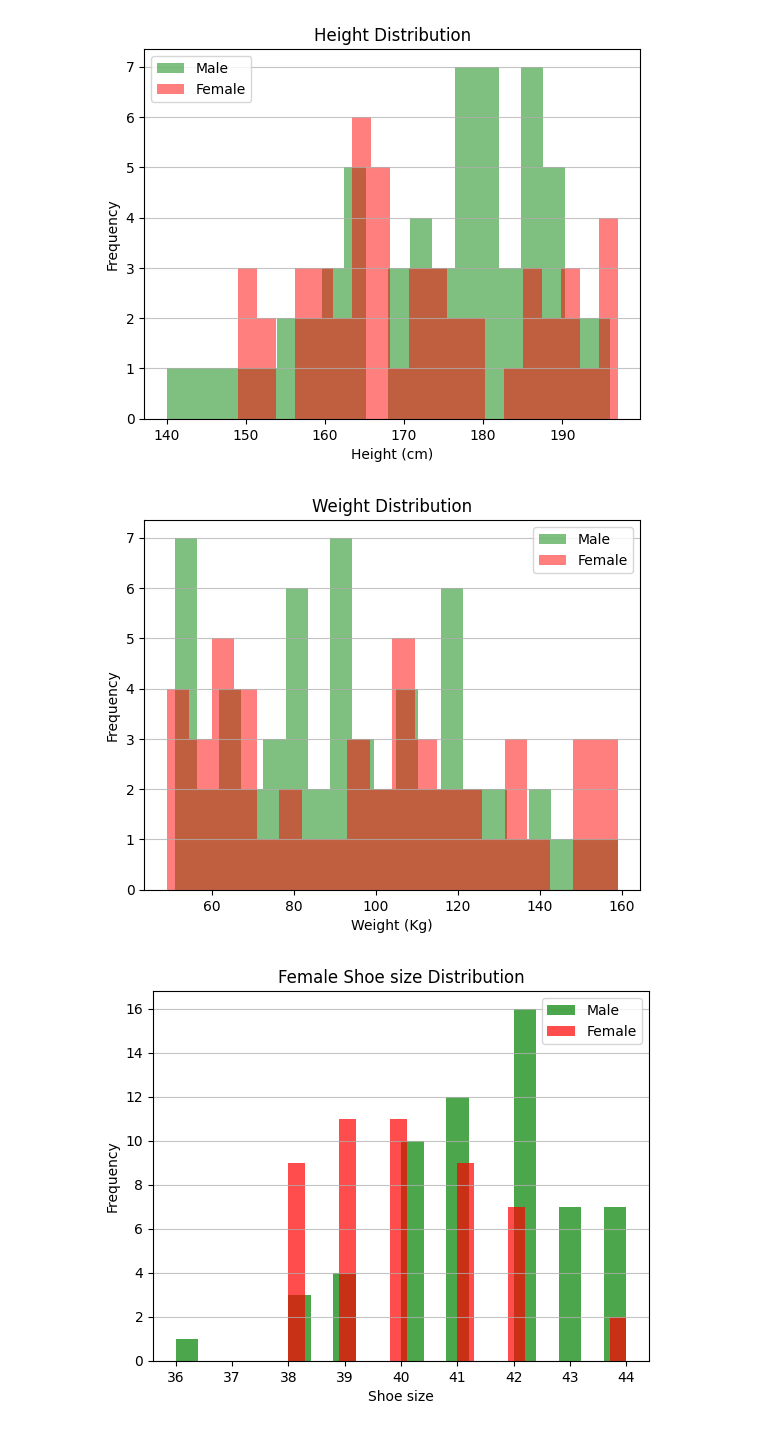
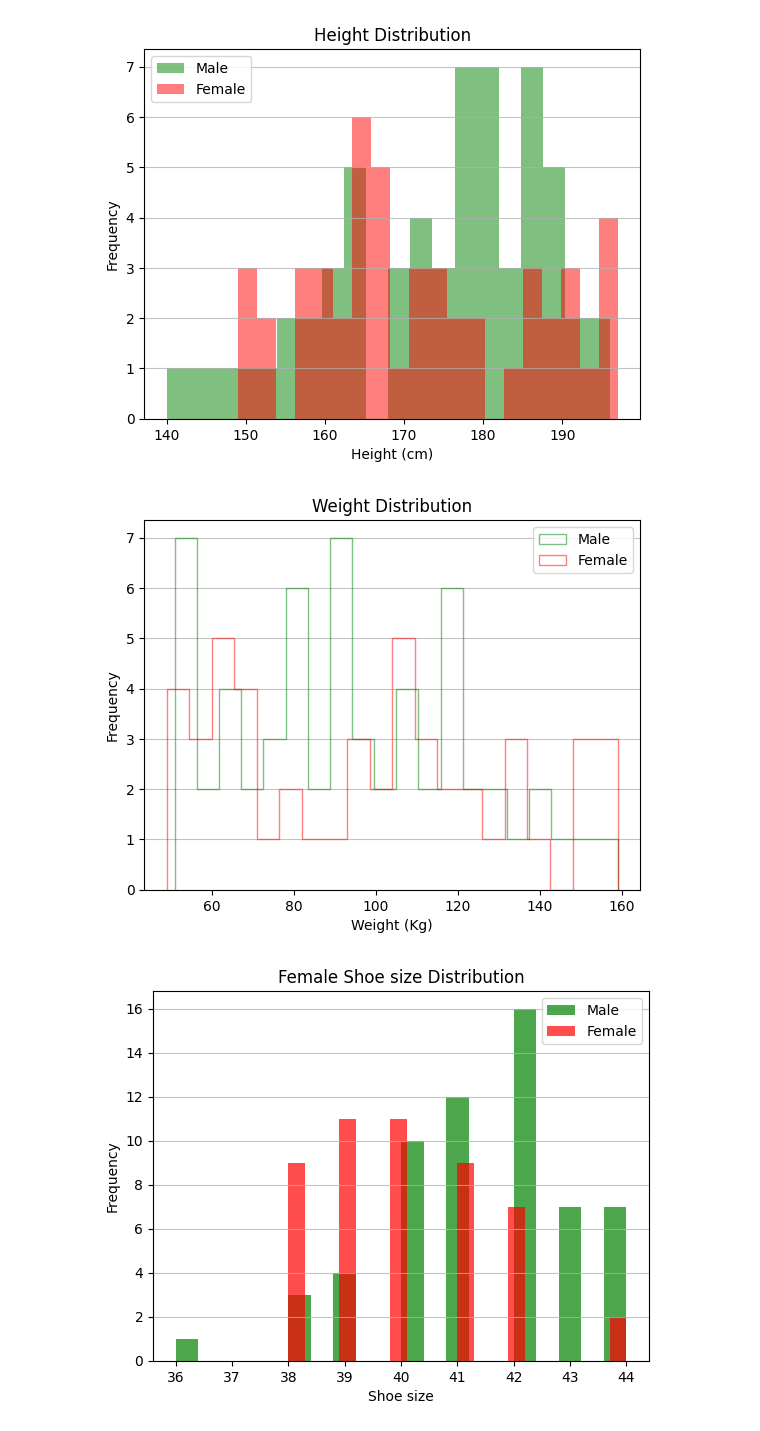
Before and after one commit to SyusufWaliyyi/Data_Visualization_Bar_Hist, a Jupyter notebook: Data_Visulization_Using_Histogram.ipynb, the cells around one changed output. Drawn from its saved outputs; the diff is of its cells as text; code cells hidden in the pictures.

```diff
--- a/Data_Visulization_Using_Histogram.ipynb
+++ b/Data_Visulization_Using_Histogram.ipynb
@@ -131,15 +131,15 @@ ax.grid(axis='y', alpha=0.75)
 [figure]
 # %%
 fig, ax = plt.subplots()
-ax.hist(male_df['Weight'], bins=20, color='green', alpha=0.5)
-ax.hist(female_df['Weight'], bins=20, color='red', alpha=0.5)
+ax.hist(male_df['Weight'], bins=20, color='green', alpha=0.5, histtype='step')
+ax.hist(female_df['Weight'], bins=20, color='red', alpha=0.5, histtype='step')
 ax.set_title('Weight Distribution')
 ax.set_xlabel('Weight (Kg)')
 ax.set_ylabel('Frequency')
 ax.legend(['Male', 'Female'])
 ax.grid(axis='y', alpha=0.75)
 # %% [output]
-[figure, old version]
+[figure, new version]
 # %%
 fig, ax = plt.subplots()
 ax.hist(male_df['Shoe size'], bins=20, color='green', alpha=0.7)
```
